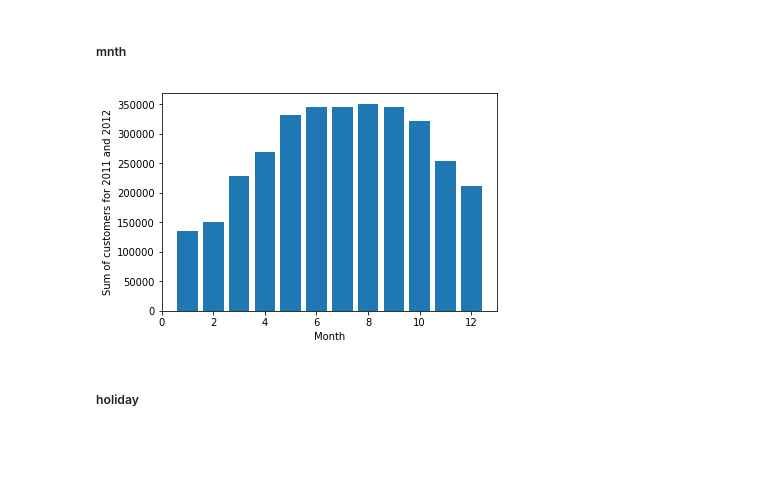
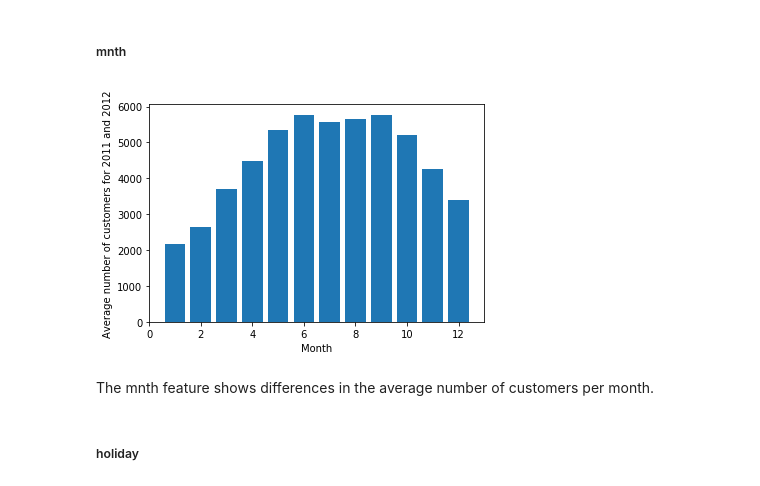
Before and after one commit to julianikulski/bike-sharing, a Jupyter notebook: bike-sharing-demand.ipynb, the cells around one changed output. Cells and saved outputs as stored; diff of their text form; code cells hidden in the pictures; blank space fills up the shorter version.

```diff
--- a/bike-sharing-demand.ipynb
+++ b/bike-sharing-demand.ipynb
@@ -342,15 +316,17 @@ The distribution of customers per month depends on the year. Thus, the feature y
 ##### mnth
 # %%
 # plotting the total number of customers per month as a sum of both 2011 and 2012
-sum_cnt_per_mnth = bike_df.groupby('mnth')['cnt'].sum()
-x = sum_cnt_per_mnth.index
-y = sum_cnt_per_mnth.values
+sum_cnt_per_mnth = bike_df.groupby('mnth')['cnt'].mean()
+x = mean_cnt_per_mnth.index
+y = mean_cnt_per_mnth.values
 
 plt.bar(x, y)
 plt.xlabel('Month')
-plt.ylabel('Sum of customers for 2011 and 2012');
+plt.ylabel('Average number of customers for 2011 and 2012');
 # %% [output]
-[figure, old version]
+[figure, new version]
+# %% [markdown]
+The mnth feature shows differences in the average number of customers per month.
 # %% [markdown]
 ##### holiday
 # %% [markdown]
```
Also changed, not shown: parts of 7 cells of this notebook.
